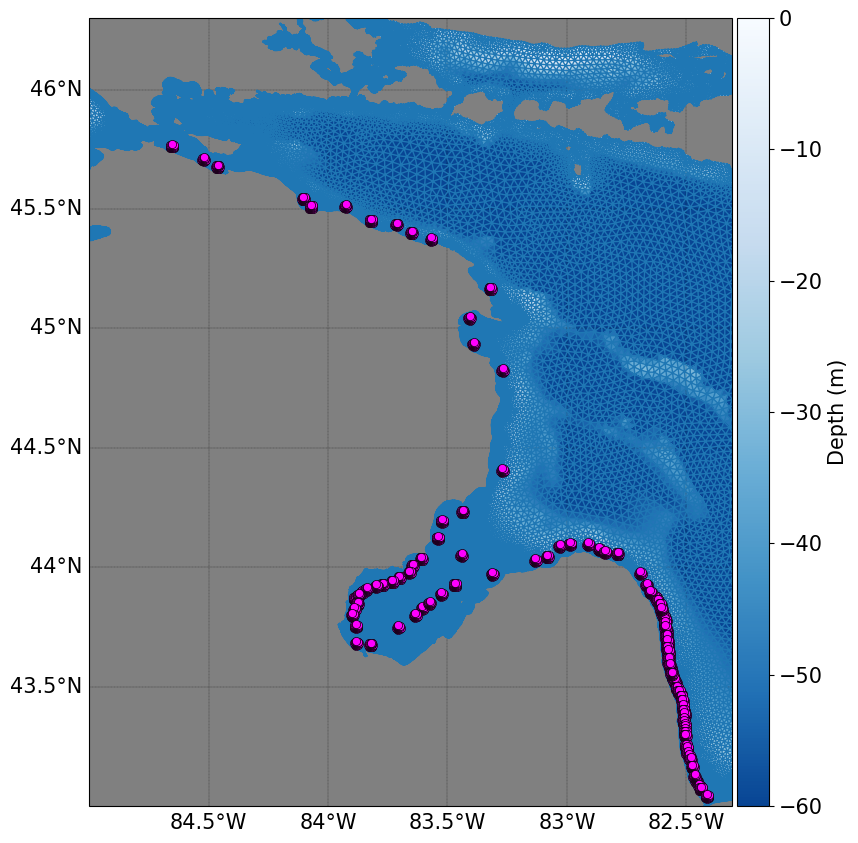
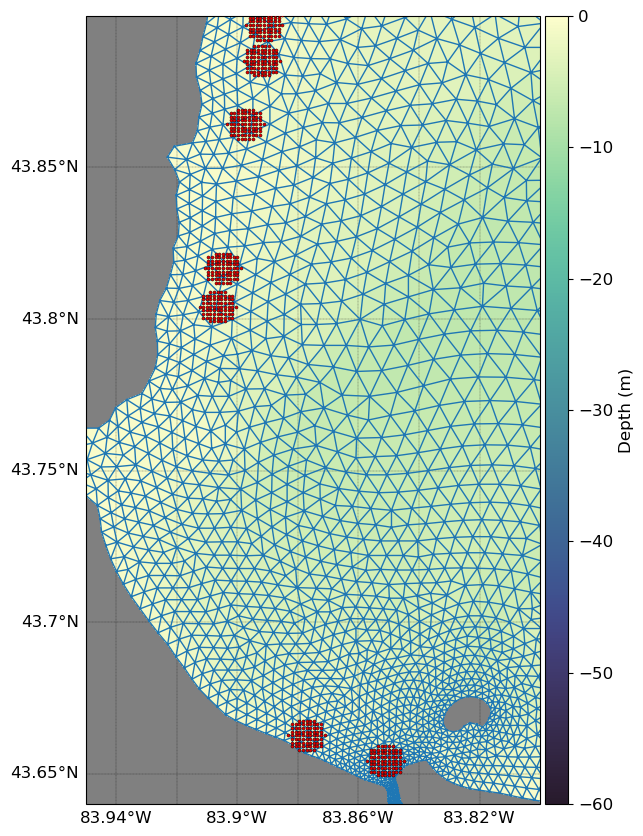
Code edit (unified diff) that turned the first committed figure into the second:
--- before
+++ after
@@ -1,8 +1,17 @@
+from pylag.processing.plot import FVCOMPlotter
+from pylag.processing.plot import create_figure, colourmap
 # Read the initial position file into a pandas DataFrame and skip the first line
-df = pd.read_csv(f"{MODELLING_DIR}/input/initial_position/initial_positions_releasezone_intersection_multigroup_2_lastrevised.dat", sep = ' ',skiprows=1)
+df = pd.read_csv(f"{MODELLING_DIR}/input/initial_position/initial_positions_releasezone_intersection_multigroup_middleplume_final.dat", sep = ' ',skiprows=1)
 group_id = df.iloc[:,0]
 lons = df.iloc[:,1] 
 lats= df.iloc[:,2]
+cmap = colourmap('h_r')
+font_size = 12
 
+# Read in the bathymetry
+ds = Dataset(grid_metrics_file_name, 'r')
+bathy = -ds.variables['h'][:]
+ds.close()
+del(ds)
 # Create figure
 
@@ -15,13 +24,15 @@
                        font_size=font_size)
 
+extents_zoom = [276.05, 276.2, 43.64, 43.9]
 # Plot bathymetry
-ax, plot = plotter.plot_field(ax, bathy, extents=extents_LH, add_colour_bar=True, cb_label='Depth (m)',
-                              vmin=-60., vmax=0., cmap=blue_cmap_reversed)
+ax, plot = plotter.plot_field(ax, bathy, extents=extents_zoom, add_colour_bar=True, cb_label='Depth (m)',
+                              vmin=-60., vmax=0., cmap=cmap)
 
+ax.set_extent(extents_zoom, crs=ccrs.PlateCarree())  # optional but often helps
 # Overlay grid
 plotter.draw_grid(ax, linewidth=1.0)
 
 # Plot particle initial positions
-scatter = plotter.scatter(ax, lons, lats, s=35, color='fuchsia', edgecolors='black', linewidth=0.5, zorder=10)
+scatter = plotter.scatter(ax, lons, lats, s=5, color='#e50000', edgecolors='black', linewidth=0.3, zorder=10)
 
 # save the initial positions figure in the figure directory

Commit: Add changes to animation and Intioal zone plot